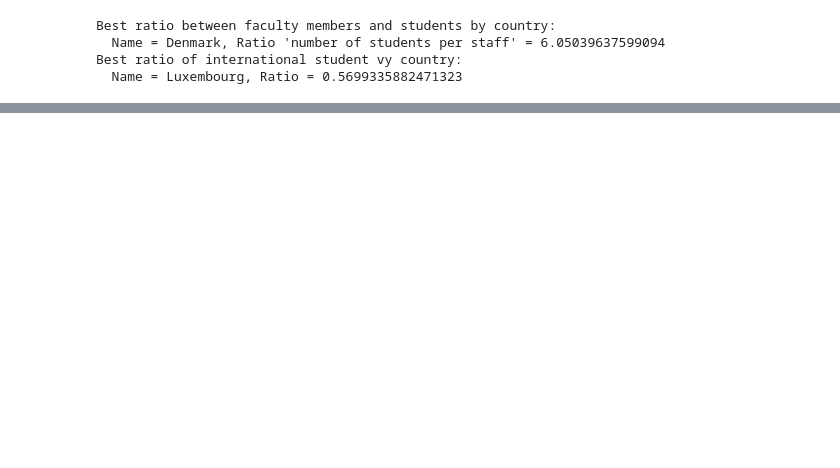
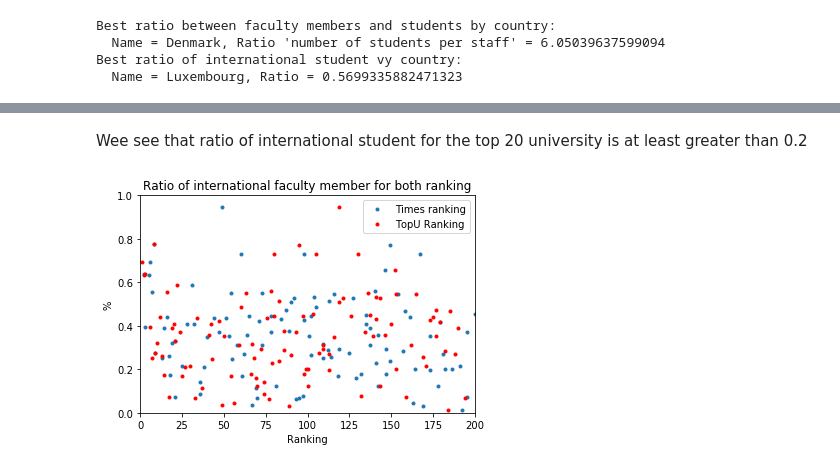
Before and after one commit to Roussaky/ada-EPFL, a Jupyter notebook: Homework2/Homework2.ipynb, the cells around one changed output, grey strips where cells are left out. Drawn from its saved outputs; the diff is of its cells as text; code cells hidden in the pictures; blank space fills up the shorter version.

```diff
--- a/Homework2/Homework2.ipynb
+++ b/Homework2/Homework2.ipynb
@@ -275,14 +291,21 @@ df = df.set_index(['Name'])
 times_ranking = times_ranking.set_index(["Name"])
 # %%
-import numpy as np
-def f(row):
+def country_notNull(row):
     cx = row["Country_x"]
     cy = row["Country_y"]
     if not pd.isnull(cy) :
         return cy
     return cx
 # %%
-merge = pd.merge(df,times_ranking,how="inner",left_index=True,right_index=True)
-merge["Country"] = merge.apply(f, axis=1)
-merge.drop(["Country_x","Country_y","StudentInt_y","StudentTot_y","FacultyMemberTot_y"], axis=1, inplace=True) #drop country_x & country_y
-merge.rename(columns={'Rank_x': 'Times_Ranking', 'Rank_y': 'TopU_Ranking','FacultyMemberTot_x':'FacultyMemberTot','StudentTot_x':'StudentTot','StudentInt_x':'StudentInt'}, inplace=True)
+times_TopU_ranking = pd.merge(topU_ranking,times_ranking,how="inner",left_index=True,right_index=True)
+times_TopU_ranking["Country"] = times_TopU_ranking.apply(country_notNull, axis=1)
+
+#avg data
+times_TopU_ranking["FacultyMemberTot"] =  (times_TopU_ranking["FacultyMemberTot_x"]+times_TopU_ranking["FacultyMemberTot_y"])/2
+times_TopU_ranking["StudentTot"] =  (times_TopU_ranking["StudentTot_x"]+times_TopU_ranking["StudentTot_y"])/2
+times_TopU_ranking["StudentInt"] =  (times_TopU_ranking["StudentInt_x"]+times_TopU_ranking["StudentInt_y"])/2
+
+
+times_TopU_ranking.drop(["Country_x","Country_y","StudentInt_y","StudentTot_y","FacultyMemberTot_y","FacultyMemberTot_x","StudentInt_x","StudentTot_x"], axis=1, inplace=True) #drop country_x & country_y
+times_TopU_ranking.rename(columns={'Rank_x': 'Times_Ranking', 'Rank_y': 'TopU_Ranking',}, inplace=True)
+times_TopU_ranking = times_TopU_ranking[["Times_Ranking","TopU_Ranking","Country","Region","FacultyMemberTot","FacultyMemberInt","StudentTot","StudentInt"]]
@@ -312,7 +313,7 @@ merge[["Times_Ranking","TopU_Ranking","Country","Region","FacultyMemberTot","Fac
 #Searching a correlation between the international dimension and the ranking
 data = pd.DataFrame(columns = ['Times_Ranking','TopU_Ranking','InternationalStudRatio','InternationalFacRatio'])
 
-for index, row in merge.iterrows():
+for index, row in times_TopU_ranking.iterrows():
     current_rank_times = row['Times_Ranking']
     if '=' in current_rank_times[:1]:
         current_rank_times = current_rank_times[1:]
@@ -325,18 +326,3 @@ for index, row in merge.iterrows():
     current_fac_ratio = row['FacultyMemberInt'] / row['FacultyMemberTot']
     current_row = [current_rank_times,current_rank_U,current_stud_ratio,current_fac_ratio]
     data.loc[len(data)] = current_row
-
-plt.plot(data['Times_Ranking'],data['InternationalStudRatio'],'.',data['TopU_Ranking'],data['InternationalStudRatio'],'r.')
-plt.axis([0, 200, 0, 1])
-plt.title('Ratio of international student for both ranking')
-plt.xlabel('Ranking')
-plt.legend(["Times ranking","TopU Ranking"])
-plt.ylabel('%')
-plt.show()
-
-plt.plot(data['Times_Ranking'],data['InternationalStudRatio'] - data['InternationalFacRatio'],'.')
-plt.axis([0, 200, -0.2, 0.2])
-plt.title('Differences between ratio of international student and international faculty member')
-plt.xlabel('Times ranking')
-plt.ylabel('%')
-plt.show()
@@ -345,0 +339,12 @@ plt.show()
+# %% [markdown]
+Wee see that ratio of international student for the top 20 university is at least greater than 0.2
+# %%
+plt.plot(data['Times_Ranking'],data['InternationalFacRatio'],'.',data['TopU_Ranking'],data['InternationalFacRatio'],'r.')
+plt.axis([0, 200, 0, 1])
+plt.title('Ratio of international faculty member for both ranking')
+plt.xlabel('Ranking')
+plt.legend(["Times ranking","TopU Ranking"])
+plt.ylabel('%')
+plt.show()
+# %% [output]
+[figure, added]
```
Also changed, not shown: parts of 27 cells of this notebook.
